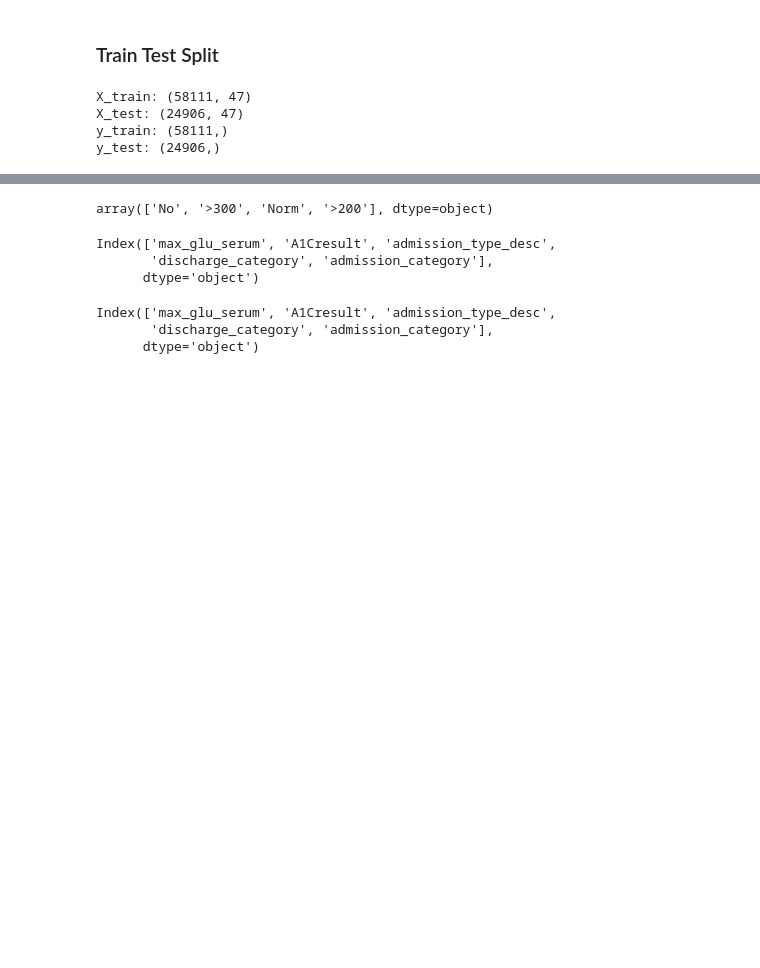
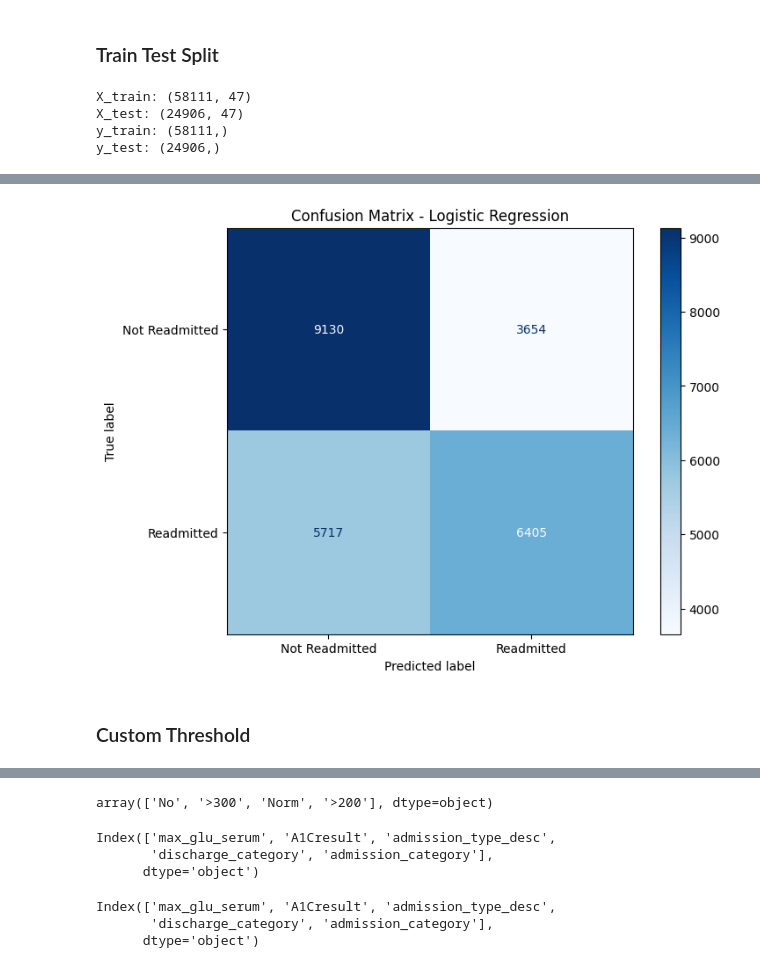
Before and after one commit to rohit180497/Early-readmission-of-patients-in-hospital, a Jupyter notebook: scripts/model_building.ipynb, the cells around one changed output, grey strips where cells are left out. Saved outputs shown, nothing was run; the diff lists cells and outputs as text; code cells hidden in the pictures; blank space fills up the shorter version.

```diff
--- a/scripts/model_building.ipynb
+++ b/scripts/model_building.ipynb
@@ -449,0 +443,32 @@ Created version '1' of model 'XGBoost'.
+# %%
+## Taking Best Parameters for Random Forest Classifier
+start_time = time.time()
+
+model = LogisticRegression(C= 100, solver= 'liblinear', penalty= 'l2')
+# model = RandomForestClassifier(n_estimators=600, max_depth=5, min_samples_leaf= 4, min_samples_split=20,random_state=42)
+model.fit(X_train.drop(['encounter_id'], axis=1), y_train)
+
+# Predictions
+y_pred_train = model.predict(X_train.drop(['encounter_id'], axis=1))
+y_pred_test = model.predict(X_test.drop(['encounter_id'], axis=1))
+
+end_time = time.time()
+# Time taken
+execution_time = end_time - start_time
+print('Execution time: ', execution_time)
+
+# Metrics for Training Data
+print("\nRandom Forest Classifier Training Report:")
+print(classification_report(y_train, y_pred_train))
+print(f"Training Accuracy: {accuracy_score(y_train, y_pred_train)}")
+print(f"Training Precision: {precision_score(y_train, y_pred_train)}")
+print(f"Training Recall: {recall_score(y_train, y_pred_train)}")
+print(f"Training F1 Score: {f1_score(y_train, y_pred_train)}")
+
+# Metrics for Test Data
+print("\nRandom Forest Classifier Test Report:")
+print(classification_report(y_test, y_pred_test))
+print(f"Test Accuracy: {accuracy_score(y_test, y_pred_test)}")
+print(f"Test Precision: {precision_score(y_test, y_pred_test)}")
+print(f"Test Recall: {recall_score(y_test, y_pred_test)}")
+print(f"Test F1 Score: {f1_score(y_test, y_pred_test)}")
@@ -449,0 +493,16 @@ Created version '1' of model 'XGBoost'.
+# %%
+# Compute confusion matrix
+cm = confusion_matrix(y_test, y_pred_test)
+
+# Create display with custom class labels: 0 = Not Fraud, 1 = Fraud
+disp = ConfusionMatrixDisplay(confusion_matrix=cm, display_labels=['Not Readmitted', 'Readmitted'])
+
+# Plotting
+fig, ax = plt.subplots(figsize=(8, 6))
+disp.plot(cmap='Blues', ax=ax, colorbar=True)
+plt.title("Confusion Matrix - Logistic Regression")
+plt.show()
+# %% [output]
+[figure, added]
+# %% [markdown]
+### Custom Threshold
```
Also changed, not shown: parts of 10 cells of this notebook, 4 other files.
